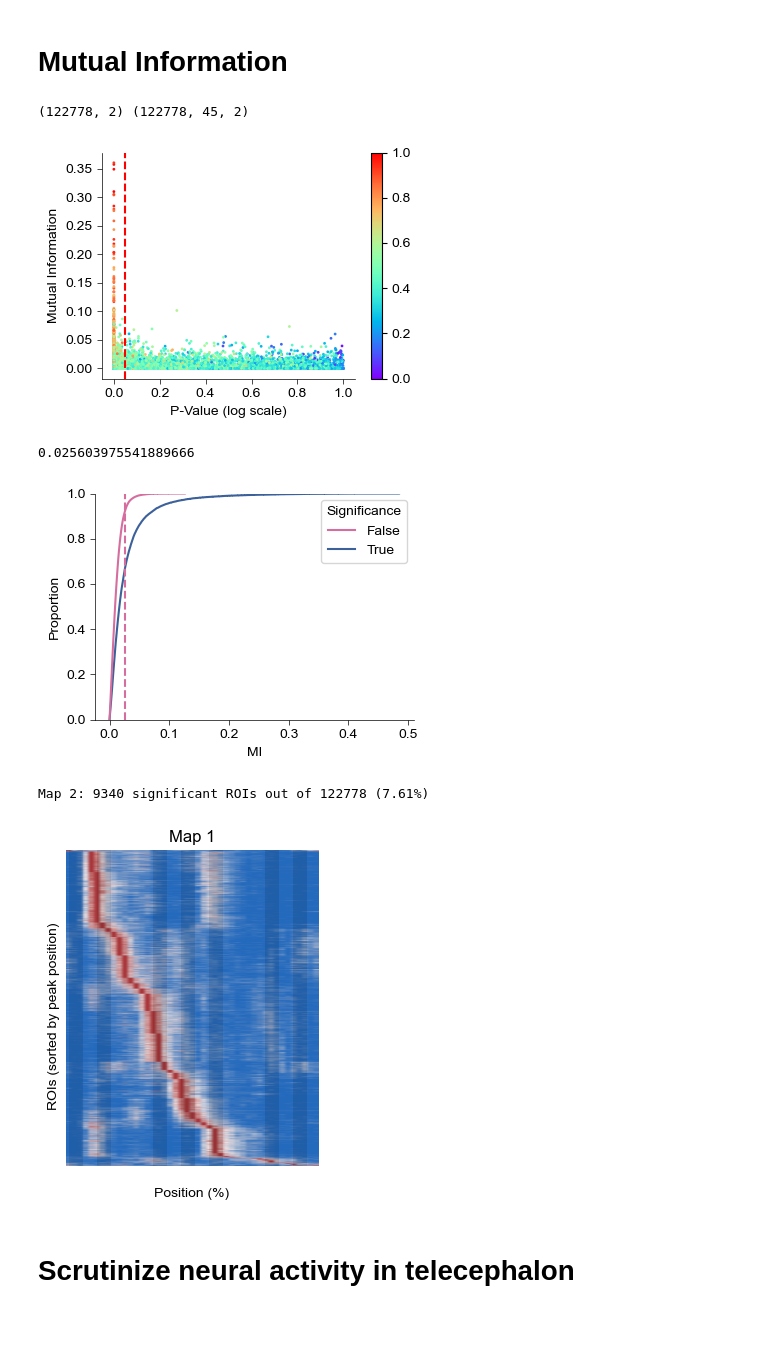
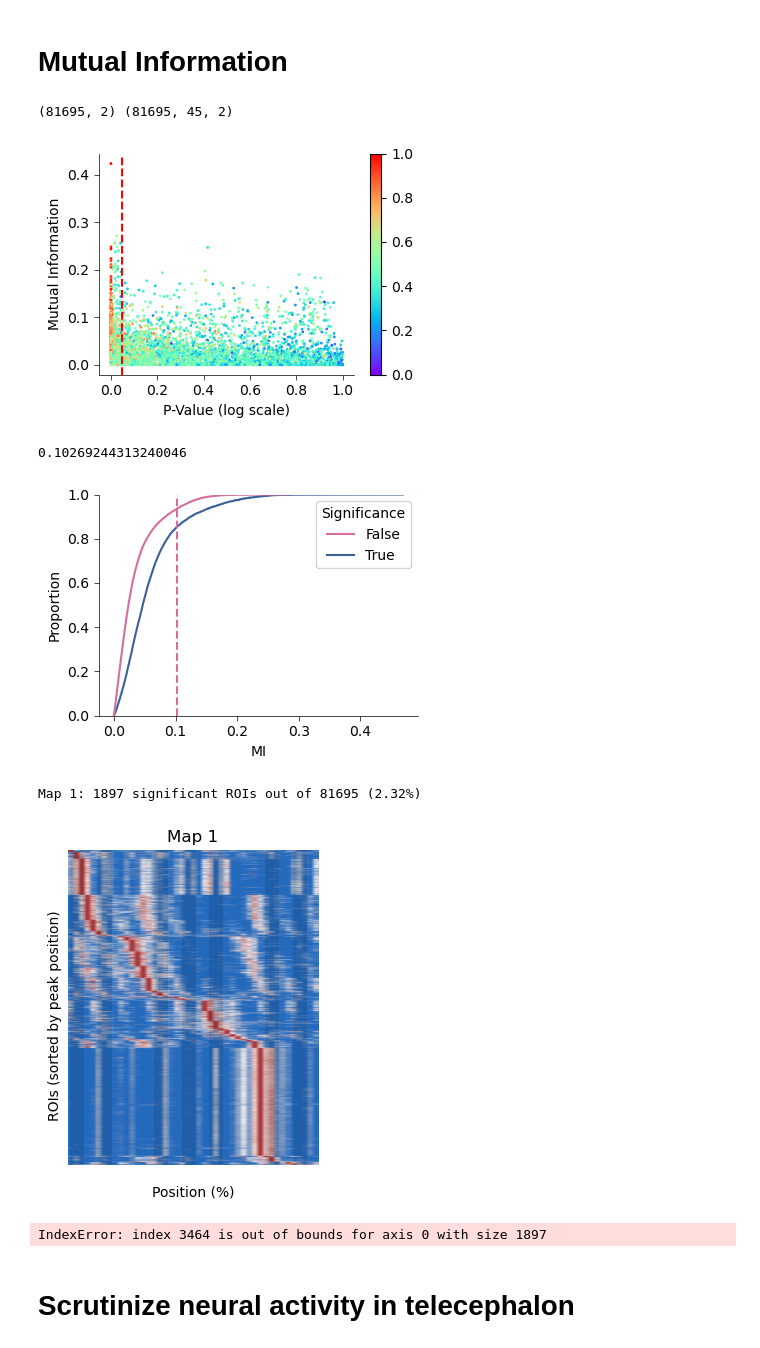
Before and after one commit to YAO-Shuyang/ZFishAnalysis, a Jupyter notebook: figure/Fig5007 - Spatial Preference.ipynb, the cells around one changed output. Drawn from its saved outputs; the diff is of its cells as text; code cells hidden in the pictures.

```diff
--- a/figure/Fig5007 - Spatial Preference.ipynb
+++ b/figure/Fig5007 - Spatial Preference.ipynb
@@ -838,7 +838,6 @@ mean_map = centroid_map[:, :int(centroid_map.shape[1]/2)]
 # %% [markdown]
 # Two looped tracks
 # %%
-from mylib.statistic_test import *
 from zfish._io import import16chFlt
 from zfish.local_path import *
 import os
@@ -871,7 +870,7 @@ landmark_bins = [
     np.arange(80, 85)
 ]
 convertor = np.array([0, 3, 5, 2, 1, 6, 4])
-path = r"D:\EnData\Light-sheet\spatial preference vr1\10162\S2"
+path = r"D:\EnData\Light-sheet\spatial preference vr1\10175\S2"
 with open(join(path, "trace.pkl"), 'rb') as f:
     trace = pickle.load(f)
 
@@ -878,0 +881,35 @@ fish_id = 10162
+# %%
+if 1:
+    from zfish.analyzer import shuffle_test
+    exclude_prefix = 100
+    n_map=2
+    map_ids = [4,5]
+    idx = np.where(np.diff(trace['ms_trial']) != 0)[0] + 1
+    trial_bound = np.zeros((idx.shape[0]+1, 2), dtype=np.int32)
+    trial_bound[0, 0] = 0
+    trial_bound[-1, 1] = trace['ms_trial'].shape[0]
+    trial_bound[1:, 0] = idx
+    trial_bound[:-1, 1] = idx
+
+    p_values_all = np.zeros((trace['n_neuron'], n_map), dtype=np.float64)
+    ptp_all = np.zeros((trace['n_neuron'], n_map), dtype=np.float64)
+    shuf_ptp_all = np.zeros((trace['n_neuron'], n_map, 1000), dtype=np.float64)
+    for n in range(n_map):
+        print(f"      Map {map_ids[n]}:")
+        idx = np.where(trace['ms_map'][exclude_prefix:] == map_ids[n])[0]+exclude_prefix
+        p_values, ptp, shuf_ptp = shuffle_test(
+            dFF=trace['RawTraces'][:, idx],
+            stim=trace['spike_nodes'][idx],
+            n_bins=trace['rate_map_all'].shape[1],
+            trial_bound=trial_bound,
+            n_shuffles=1000,
+            seed=42,
+            included_cells=np.where(trace['snr'] >= 0.5)[0]
+        )
+        p_values_all[:, n] = p_values
+        ptp_all[:, n] = ptp
+        shuf_ptp_all[:, n, :] = shuf_ptp
+
+    trace['p_values'] = p_values_all
+    trace['ptp'] = ptp_all
+    trace['shuf_ptp'] = shuf_ptp_all
@@ -879,7 +919,7 @@ fish_id = 10162
 # %% [markdown]
 # Mutual Information
 # %%
-n_map_s = 0
+n_map_s = 1
 
 MI = trace['mutual_info']
 ptp = trace['ptp']
@@ -997,39 +1037,40 @@ ax1.scatter(
     s=1, c=trace['fir_sec_corr'][union_idx, n_map_s], cmap='rainbow', edgecolors=None, alpha=0.5, vmin=0
 )
 ax2 = Clear_Axes(axes[1])
 ax2.imshow(np.mean(meanImg, axis=0).T, cmap='gray', aspect='auto')
 ax2.scatter(
     rois_adjust[union_idx, 0],
     rois_adjust[union_idx, 2]+np.random.rand(union_idx.shape[0])-0.5,
     c=trace['fir_sec_corr'][union_idx, n_map_s],
     s=1, cmap='rainbow', edgecolors=None, alpha=0.5, vmin=0
 )
 ax1.set_xlabel("Caudal → Rostro")
 ax1.set_ylabel("Lateral → Medial ← Lateral")
 ax2.set_xlabel("Caudal → Rostro")
 ax2.set_ylabel("Ventral → Dorsal")
 # Add colorbar
 cbar = plt.colorbar(cm.ScalarMappable(cmap='rainbow', norm=plt.Normalize(vmin=0, vmax=1)), ax=[ax1,ax2], orientation='vertical')
 cbar.set_label('Stability', labelpad=15)
 plt.savefig(os.path.join(loc, f"Neuron Distribution [{fish_id}, M{n_map_s+1}].png"), dpi=600)
 plt.savefig(os.path.join(loc, f"Neuron Distribution [{fish_id}, M{n_map_s+1}].svg"), dpi=600)
 plt.tight_layout()
 plt.show()
 
 fig = plt.figure(figsize=(4, 2))
 ax = Clear_Axes(plt.axes(), close_spines=['top', 'right'], ifxticks=True, ifyticks=True)
 ax.hist(trace['fir_sec_corr'][map_1_sig[true_sig_m1],n_map_s], range=(-1,1), bins=100, color=ChannelColors[0], alpha=1)
 plt.savefig(os.path.join(loc, f"Stability Distribution [{fish_id}, M{n_map_s+1}].png"), dpi=600)
 plt.savefig(os.path.join(loc, f"Stability Distribution [{fish_id}, M{n_map_s+1}].svg"), dpi=600)
 #ax.hist(trace['fir_sec_corr'][:,1], range=(-1,1), bins=100, color=ChannelColors[1], alpha=0.3, density=True)
 plt.show()
 # %% [output]
-(122778, 2) (122778, 45, 2)
+(81695, 2) (81695, 45, 2)
-[figure, old version]
+[figure, new version]
-0.025603975541889666
+0.10269244313240046
-[figure, old version]
+[figure, new version]
-Map 2: 9340 significant ROIs out of 122778 (7.61%)
+Map 1: 1897 significant ROIs out of 81695 (2.32%)
-[figure, old version]
+[figure, new version]
+IndexError: index 3464 is out of bounds for axis 0 with size 1897
 # %% [markdown]
 # Scrutinize neural activity in telecephalon
 # %%
```
Also changed, not shown: parts of 2 cells of this notebook, 4 other files.
